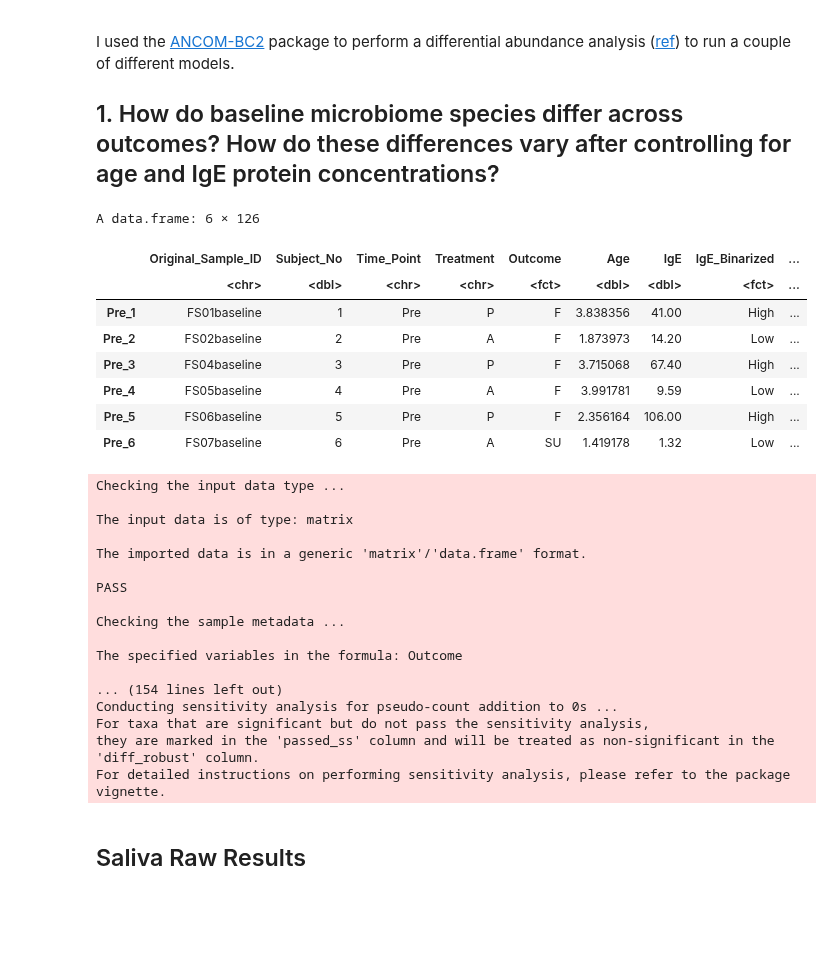
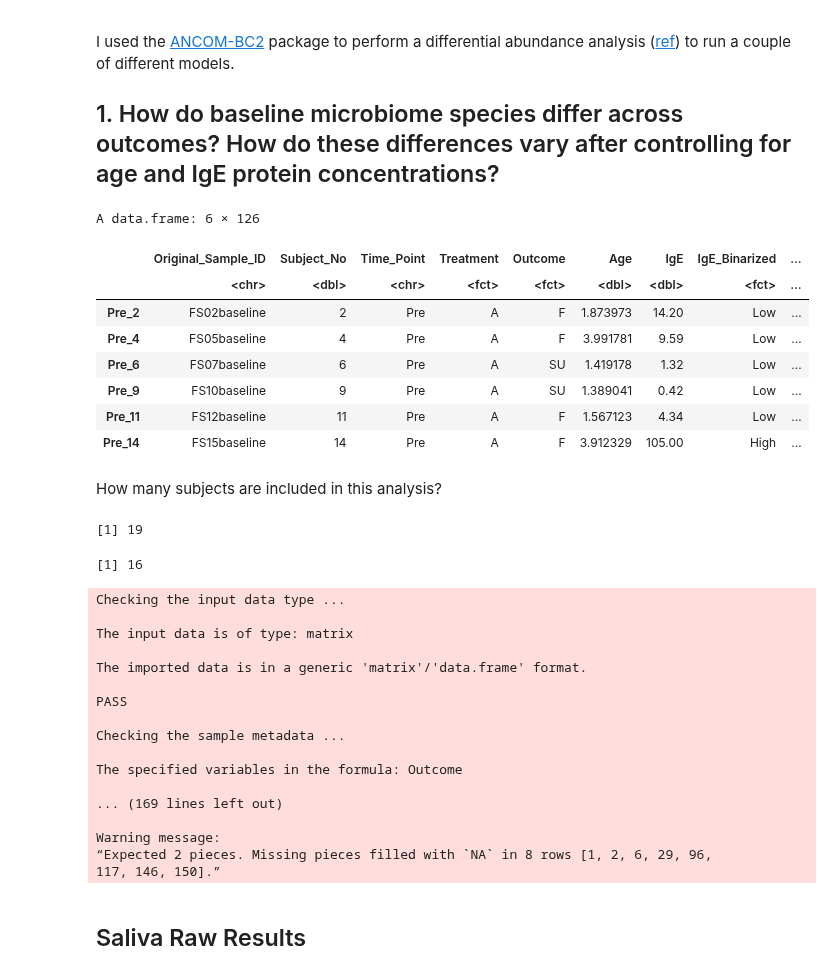
Before and after one commit to Ragerlab/P1013.-Microbiome-Peanut-Allergy, a Jupyter notebook: 1. Descriptive Statistics/Descriptive Statistics.ipynb, the cells around one changed output. Saved outputs shown, nothing was run; the diff lists cells and outputs as text; code cells hidden in the pictures; blank space fills up the shorter version.

```diff
--- a/1. Descriptive Statistics/Descriptive Statistics.ipynb
+++ b/1. Descriptive Statistics/Descriptive Statistics.ipynb
@@ -55,7 +51,0 @@ Determining if there are any significant differences based on outcome.
-# %%
-saliva_df$Treatment = factor(saliva_df$Treatment, levels = c('A', 'P'))
-stool_df$Treatment = factor(stool_df$Treatment, levels = c('A', 'P'))
-saliva_df$IgE_Binarized = factor(saliva_df$IgE_Binarized, levels = c('Low', 'High'))
-stool_df$IgE_Binarized = factor(stool_df$IgE_Binarized, levels = c('Low', 'High'))
-saliva_df$Outcome = factor(saliva_df$Outcome, levels = c('F', 'DS','SU'))
-stool_df$Outcome = factor(stool_df$Outcome, levels = c('F', 'DS','SU'))
@@ -113,14 +55,22 @@ stool_df$Outcome = as.character(stool_df$Outcome)
 
 combined_saliva_df = saliva_df  %>%
     # ended up reassinging 'DS' to 'F' due to small sample size
-    mutate(Outcome = ifelse(Outcome == 'DS', 'F', Outcome))
+    mutate(Outcome = ifelse(Outcome == 'DS', 'F', Outcome)) %>%
+    # removing those failed the IgE protein
+    filter(IgE_Binarized != 'Fail')
 
 combined_stool_df = stool_df  %>%
     # ended up reassinging 'DS' to 'F' due to small sample size
-    mutate(Outcome = ifelse(Outcome == 'DS', 'F', Outcome))
+    mutate(Outcome = ifelse(Outcome == 'DS', 'F', Outcome)) %>%
+    filter(IgE_Binarized != 'Fail')
 
+# converting to factors
 combined_saliva_df$Outcome = factor(combined_saliva_df$Outcome, levels = c('F', 'SU'))
 combined_stool_df$Outcome = factor(combined_stool_df$Outcome, levels = c('F', 'SU'))
+combined_saliva_df$Treatment = factor(combined_saliva_df$Treatment, levels = c('A', 'P'))
+combined_stool_df$Treatment = factor(combined_stool_df$Treatment, levels = c('A', 'P'))
+combined_saliva_df$IgE_Binarized = factor(combined_saliva_df$IgE_Binarized, levels = c('Low', 'High'))
+combined_stool_df$IgE_Binarized = factor(combined_stool_df$IgE_Binarized, levels = c('Low', 'High'))
 
 head(combined_saliva_df)
 # %% [output]
@@ -184,30 +169,38 @@ I used the [ANCOM-BC2](https://www.bioconductor.org/packages/release/bioc/vignet
 ## 1. How do baseline microbiome species differ across outcomes? How do these differences vary after controlling for age and IgE protein concentrations?
 # %%
 # making the row names the sample ids
-baseline_saliva_df = combined_saliva_df %>%
-    # only keep participants' baseline samples and those that didn't fail the IgE protein
-    filter(Time_Point == 'Pre' & IgE_Binarized != 'Fail') %>%
+v1_saliva_df = combined_saliva_df %>%
+    # only keep participants' baseline samples and those given active treatment
+    filter(Time_Point == 'Pre' & Treatment == 'A') %>%
     # making the row names the sample ids
     column_to_rownames(var = 'Sample_ID')
 
-baseline_stool_df = combined_stool_df %>%
-    filter(Time_Point == 'Pre' & IgE_Binarized != 'Fail') %>%
+v1_stool_df = combined_stool_df %>%
+    filter(Time_Point == 'Pre' & Treatment == 'A') %>%
     column_to_rownames(var = 'Sample_ID')
 
-baseline_saliva_df$Outcome = factor(baseline_saliva_df$Outcome, levels = c('F', 'SU'))
-baseline_stool_df$Outcome = factor(baseline_stool_df$Outcome, levels = c('F', 'SU'))
+v1_saliva_df$Outcome = factor(v1_saliva_df$Outcome, levels = c('F', 'SU'))
+v1_stool_df$Outcome = factor(v1_stool_df$Outcome, levels = c('F', 'SU'))
 
-head(baseline_saliva_df)
+head(v1_saliva_df)
 # %% [output]
 A data.frame: 6 × 126
 |  | Original_Sample_ID | Subject_No | Time_Point | Treatment | Outcome | Age | IgE | IgE_Binarized | ... |
-|  | <chr> | <dbl> | <chr> | <chr> | <fct> | <dbl> | <dbl> | <fct> | ... |
-| Pre_1 | FS01baseline | 1 | Pre | P | F | 3.838356 | 41.00 | High | ... |
+|  | <chr> | <dbl> | <chr> | <fct> | <fct> | <dbl> | <dbl> | <fct> | ... |
 | Pre_2 | FS02baseline | 2 | Pre | A | F | 1.873973 | 14.20 | Low | ... |
-| Pre_3 | FS04baseline | 3 | Pre | P | F | 3.715068 | 67.40 | High | ... |
 | Pre_4 | FS05baseline | 4 | Pre | A | F | 3.991781 | 9.59 | Low | ... |
-| Pre_5 | FS06baseline | 5 | Pre | P | F | 2.356164 | 106.00 | High | ... |
 | Pre_6 | FS07baseline | 6 | Pre | A | SU | 1.419178 | 1.32 | Low | ... |
+| Pre_9 | FS10baseline | 9 | Pre | A | SU | 1.389041 | 0.42 | Low | ... |
+| Pre_11 | FS12baseline | 11 | Pre | A | F | 1.567123 | 4.34 | Low | ... |
+| Pre_14 | FS15baseline | 14 | Pre | A | F | 3.912329 | 105.00 | High | ... |
+# %% [markdown]
+How many subjects are included in this analysis?
+# %%
+nrow(v1_saliva_df)
+nrow(v1_stool_df)
+# %% [output]
+[1] 19
+[1] 16
 # %%
 # setting seed for reproducibility
 get_ancombc2_results = function(df, formula, value, paired_test, group_var){
@@ -227,16 +220,18 @@ get_ancombc2_results = function(df, formula, value, paired_test, group_var){
     # removing the standard error and test statistics from the results
     removed_cols = c('se_', 'W_')
     final_df = output$res %>%
-        select(!matches(removed_cols))
+        select(!matches(removed_cols)) %>%
+        # cleaning up names
+        separate(taxon, c("Name", "Name1"), sep = '.g__')
 
     return(final_df)
     }
 
 # calling fn
-saliva_raw_model = get_ancombc2_results(baseline_saliva_df, 'Outcome', 8, FALSE, 'Outcome')
-saliva_2cov_model = get_ancombc2_results(baseline_saliva_df, 'Age + IgE + Outcome', 8, FALSE, 'Outcome')
-stool_raw_model = get_ancombc2_results(baseline_stool_df, 'Outcome', 9, FALSE, 'Outcome')
-stool_2cov_model = get_ancombc2_results(baseline_stool_df, 'Age + IgE + Outcome', 9, FALSE, 'Outcome')
+saliva_raw_model = get_ancombc2_results(v1_saliva_df, 'Outcome', 8, FALSE, 'Outcome')
+saliva_2cov_model = get_ancombc2_results(v1_saliva_df, 'Age + IgE + Outcome', 8, FALSE, 'Outcome')
+stool_raw_model = get_ancombc2_results(v1_stool_df, 'Outcome', 9, FALSE, 'Outcome')
+stool_2cov_model = get_ancombc2_results(v1_stool_df, 'Age + IgE + Outcome', 9, FALSE, 'Outcome')
 # %% [output]
 Checking the input data type ...
 
@@ -250,11 +245,11 @@ Checking the sample metadata ...
 
 The specified variables in the formula: Outcome
 
-... (154 lines left out)
-Conducting sensitivity analysis for pseudo-count addition to 0s ...
-For taxa that are significant but do not pass the sensitivity analysis,
-they are marked in the 'passed_ss' column and will be treated as non-significant in the 'diff_robust' column.
-For detailed instructions on performing sensitivity analysis, please refer to the package vignette.
+... (169 lines left out)
+
+Warning message:
+“Expected 2 pieces. Missing pieces filled with `NA` in 8 rows [1, 2, 6, 29, 96,
+117, 146, 150].”
 # %% [markdown]
 ## Saliva Raw Results
 # %%
```
Also changed, not shown: parts of 26 cells of this notebook.
